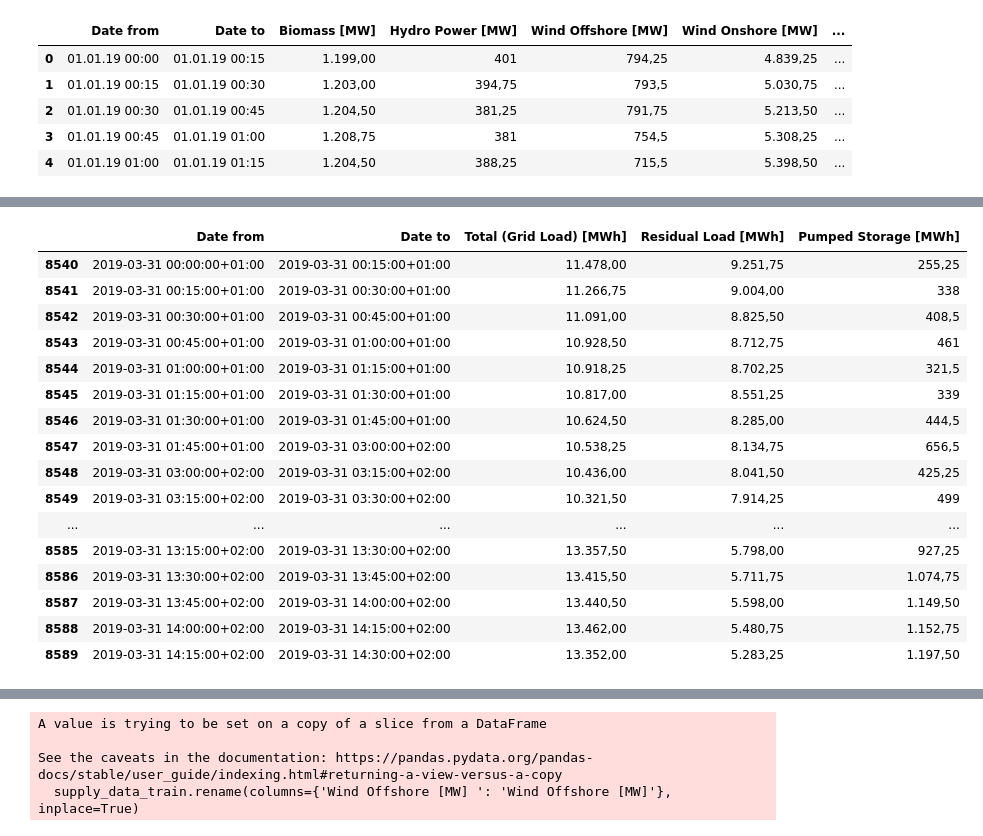
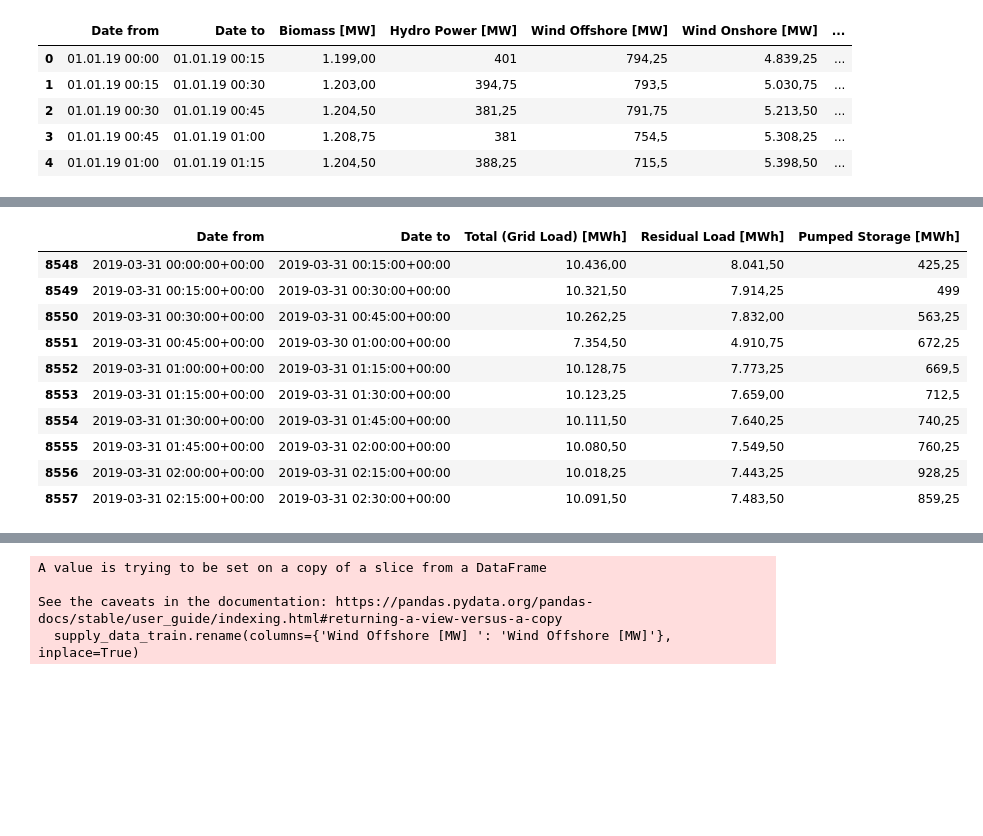
Before and after one commit to UBela/GRUeneEnergie, a Jupyter notebook: pre_processing_data.ipynb, the cells around one changed output, grey strips where cells are left out. Cells and saved outputs as stored; diff of their text form; code cells hidden in the pictures; blank space fills up the shorter version.

```diff
--- a/pre_processing_data.ipynb
+++ b/pre_processing_data.ipynb
@@ -165,3 +165,15 @@ supply_data.head()
 | 2 | 01.01.19 00:30 | 01.01.19 00:45 | 1.204,50 | 381,25 | 791,75 | 5.213,50 | ... |
 | 3 | 01.01.19 00:45 | 01.01.19 01:00 | 1.208,75 | 381 | 754,5 | 5.308,25 | ... |
 | 4 | 01.01.19 01:00 | 01.01.19 01:15 | 1.204,50 | 388,25 | 715,5 | 5.398,50 | ... |
+# %%
+import pytz
+# find time shift from winter to summer time in demand data "Date from" key
+
+demand_data['Date from'] = pd.to_datetime(demand_data['Date from'],format='%d.%m.%y %H:%M')
+demand_data['Date to'] = pd.to_datetime(demand_data['Date to'], format='%d.%m.%y %H:%M')
+supply_data['Date from'] = pd.to_datetime(supply_data['Date from'], format='%d.%m.%y %H:%M')
+supply_data['Date to'] = pd.to_datetime(supply_data['Date to'], format='%d.%m.%y %H:%M')
+prices_data['Date from'] = pd.to_datetime(prices_data['Date from'],format='%d.%m.%y %H:%M')
+prices_data['Date to'] = pd.to_datetime(prices_data['Date to'],format='%d.%m.%y %H:%M')
+installed_capacity['Date from'] = pd.to_datetime(installed_capacity['Date from'])
+installed_capacity['Date to'] = pd.to_datetime(installed_capacity['Date to'])
@@ -168,23 +200,12 @@ supply_data.head()
 # %%
-import pytz
-# find time shift from winter to summer time in demand data "Date from" key
-demand_data['Date from'] = pd.to_datetime(demand_data['Date from'],)
-demand_data['Date to'] = pd.to_datetime(demand_data['Date to'])
-supply_data['Date from'] = pd.to_datetime(supply_data['Date from'])
-supply_data['Date to'] = pd.to_datetime(supply_data['Date to'])
-prices_data['Date from'] = pd.to_datetime(prices_data['Date from'])
-prices_data['Date to'] = pd.to_datetime(prices_data['Date to'])
-installed_capacity['Date from'] = pd.to_datetime(installed_capacity['Date from'])
-installed_capacity['Date to'] = pd.to_datetime(installed_capacity['Date to'])
 # convert to UTC
-demand_data['Date from'] = demand_data['Date from'].dt.tz_localize('CET').dt.tz_convert('UTC')
-demand_data['Date to'] = demand_data['Date to'].dt.tz_localize('CET').dt.tz_convert('UTC')
+demand_data['Date from'] = demand_data['Date from'].dt.tz_localize('CET', ambiguous=True).dt.tz_convert('UTC')
+demand_data['Date to'] = demand_data['Date to'].dt.tz_localize('CET', ambiguous=True).dt.tz_convert('UTC')
 
-"""
-supply_data['Date from'] = supply_data['Date from'].dt.tz_localize('CET').dt.tz_convert('UTC')
-supply_data['Date to'] = supply_data['Date to'].dt.tz_localize('CET').dt.tz_convert('UTC')
-prices_data['Date from'] = prices_data['Date from'].dt.tz_localize('CET').dt.tz_convert('UTC')
-prices_data['Date to'] = prices_data['Date to'].dt.tz_localize('CET').dt.tz_convert('UTC')
-installed_capacity['Date from'] = installed_capacity['Date from'].dt.tz_localize('CET').dt.tz_convert('UTC')
-installed_capacity['Date to'] = installed_capacity['Date to'].dt.tz_localize('CET').dt.tz_convert('UTC')
-"""
+
+supply_data['Date from'] = supply_data['Date from'].dt.tz_localize('CET', ambiguous=True).dt.tz_convert('UTC')
+supply_data['Date to'] = supply_data['Date to'].dt.tz_localize('CET', ambiguous=True).dt.tz_convert('UTC')
+prices_data['Date from'] = prices_data['Date from'].dt.tz_localize('CET', ambiguous=True).dt.tz_convert('UTC')
+prices_data['Date to'] = prices_data['Date to'].dt.tz_localize('CET', ambiguous=True).dt.tz_convert('UTC')
+installed_capacity['Date from'] = installed_capacity['Date from'].dt.tz_localize('CET', ambiguous=True).dt.tz_convert('UTC')
+installed_capacity['Date to'] = installed_capacity['Date to'].dt.tz_localize('CET', ambiguous=True).dt.tz_convert('UTC')
@@ -193,29 +212,23 @@ AmbiguousTimeError: Cannot infer dst time from 2019-10-27 02:00:00, try using th
 # %%
 # get all days of march in 2019
 march_2019 = pd.date_range(start='2019-03-31', end='2019-03-31', freq='D')
 october_2019 = pd.date_range(start='2019-10-27', end='2019-10-27', freq='D')
 # show all instances in demanddata
-demand_data[demand_data['Date from'].dt.date.isin(march_2019.date)].head(50)
+demand_data[demand_data['Date from'].dt.date.isin(march_2019.date)].head(10)
 
 #demand_data[demand_data['Date from'].dt.date.isin(october_2019.date)].head(50)
 # %% [output]
 |  | Date from | Date to | Total (Grid Load) [MWh] | Residual Load [MWh] | Pumped Storage [MWh] |
-| 8540 | 2019-03-31 00:00:00+01:00 | 2019-03-31 00:15:00+01:00 | 11.478,00 | 9.251,75 | 255,25 |
-| 8541 | 2019-03-31 00:15:00+01:00 | 2019-03-31 00:30:00+01:00 | 11.266,75 | 9.004,00 | 338 |
-| 8542 | 2019-03-31 00:30:00+01:00 | 2019-03-31 00:45:00+01:00 | 11.091,00 | 8.825,50 | 408,5 |
-| 8543 | 2019-03-31 00:45:00+01:00 | 2019-03-31 01:00:00+01:00 | 10.928,50 | 8.712,75 | 461 |
-| 8544 | 2019-03-31 01:00:00+01:00 | 2019-03-31 01:15:00+01:00 | 10.918,25 | 8.702,25 | 321,5 |
-| 8545 | 2019-03-31 01:15:00+01:00 | 2019-03-31 01:30:00+01:00 | 10.817,00 | 8.551,25 | 339 |
-| 8546 | 2019-03-31 01:30:00+01:00 | 2019-03-31 01:45:00+01:00 | 10.624,50 | 8.285,00 | 444,5 |
-| 8547 | 2019-03-31 01:45:00+01:00 | 2019-03-31 03:00:00+02:00 | 10.538,25 | 8.134,75 | 656,5 |
-| 8548 | 2019-03-31 03:00:00+02:00 | 2019-03-31 03:15:00+02:00 | 10.436,00 | 8.041,50 | 425,25 |
-| 8549 | 2019-03-31 03:15:00+02:00 | 2019-03-31 03:30:00+02:00 | 10.321,50 | 7.914,25 | 499 |
-| ... | ... | ... | ... | ... | ... |
-| 8585 | 2019-03-31 13:15:00+02:00 | 2019-03-31 13:30:00+02:00 | 13.357,50 | 5.798,00 | 927,25 |
-| 8586 | 2019-03-31 13:30:00+02:00 | 2019-03-31 13:45:00+02:00 | 13.415,50 | 5.711,75 | 1.074,75 |
-| 8587 | 2019-03-31 13:45:00+02:00 | 2019-03-31 14:00:00+02:00 | 13.440,50 | 5.598,00 | 1.149,50 |
-| 8588 | 2019-03-31 14:00:00+02:00 | 2019-03-31 14:15:00+02:00 | 13.462,00 | 5.480,75 | 1.152,75 |
-| 8589 | 2019-03-31 14:15:00+02:00 | 2019-03-31 14:30:00+02:00 | 13.352,00 | 5.283,25 | 1.197,50 |
+| 8548 | 2019-03-31 00:00:00+00:00 | 2019-03-31 00:15:00+00:00 | 10.436,00 | 8.041,50 | 425,25 |
+| 8549 | 2019-03-31 00:15:00+00:00 | 2019-03-31 00:30:00+00:00 | 10.321,50 | 7.914,25 | 499 |
+| 8550 | 2019-03-31 00:30:00+00:00 | 2019-03-31 00:45:00+00:00 | 10.262,25 | 7.832,00 | 563,25 |
+| 8551 | 2019-03-31 00:45:00+00:00 | 2019-03-30 01:00:00+00:00 | 7.354,50 | 4.910,75 | 672,25 |
+| 8552 | 2019-03-31 01:00:00+00:00 | 2019-03-31 01:15:00+00:00 | 10.128,75 | 7.773,25 | 669,5 |
+| 8553 | 2019-03-31 01:15:00+00:00 | 2019-03-31 01:30:00+00:00 | 10.123,25 | 7.659,00 | 712,5 |
+| 8554 | 2019-03-31 01:30:00+00:00 | 2019-03-31 01:45:00+00:00 | 10.111,50 | 7.640,25 | 740,25 |
+| 8555 | 2019-03-31 01:45:00+00:00 | 2019-03-31 02:00:00+00:00 | 10.080,50 | 7.549,50 | 760,25 |
+| 8556 | 2019-03-31 02:00:00+00:00 | 2019-03-31 02:15:00+00:00 | 10.018,25 | 7.443,25 | 928,25 |
+| 8557 | 2019-03-31 02:15:00+00:00 | 2019-03-31 02:30:00+00:00 | 10.091,50 | 7.483,50 | 859,25 |
 # %%
 #only use data until the end of 2021
 demand_data_train = demand_data[demand_data['Date from'] < '2022-01-01']
```
Also changed, not shown: parts of 20 cells of this notebook.
